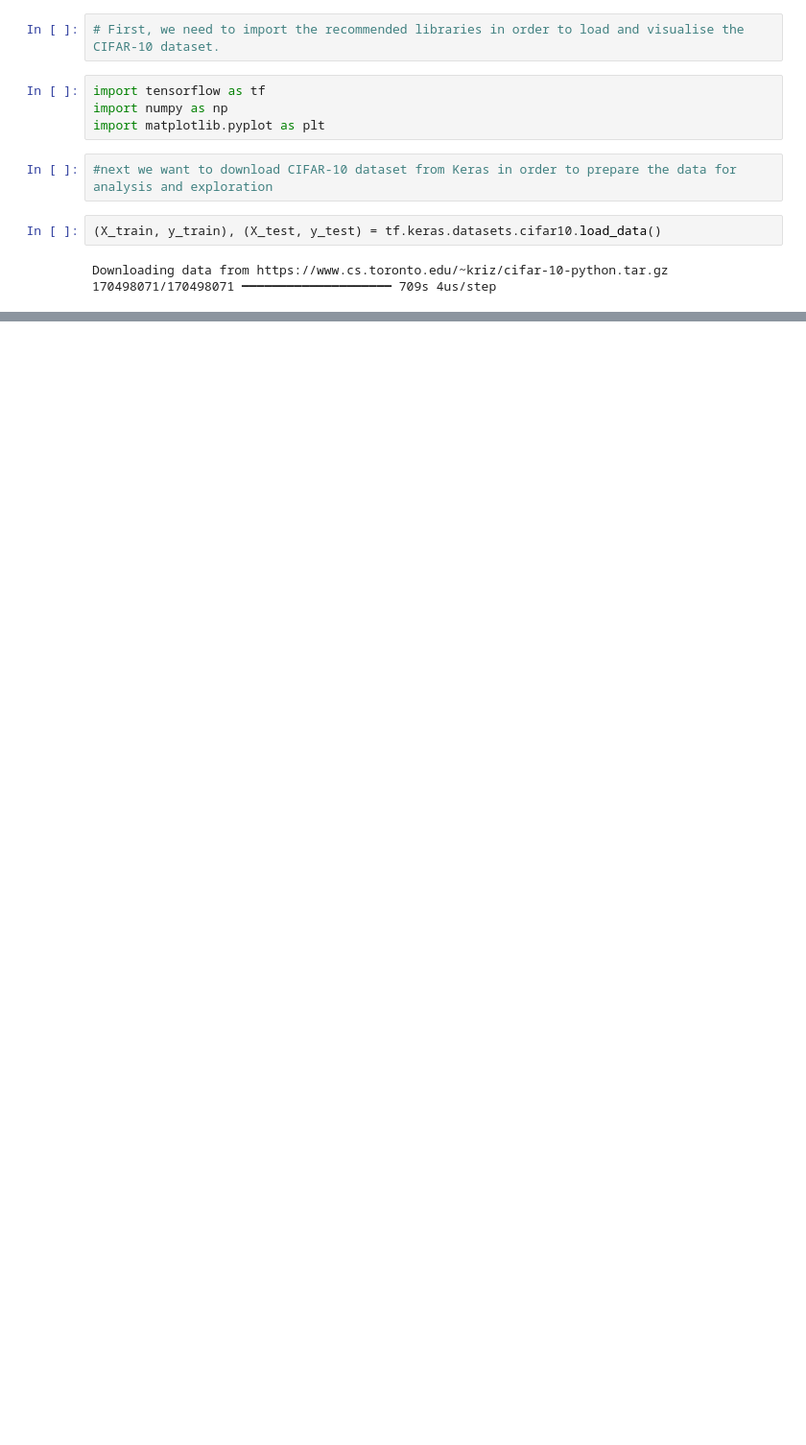
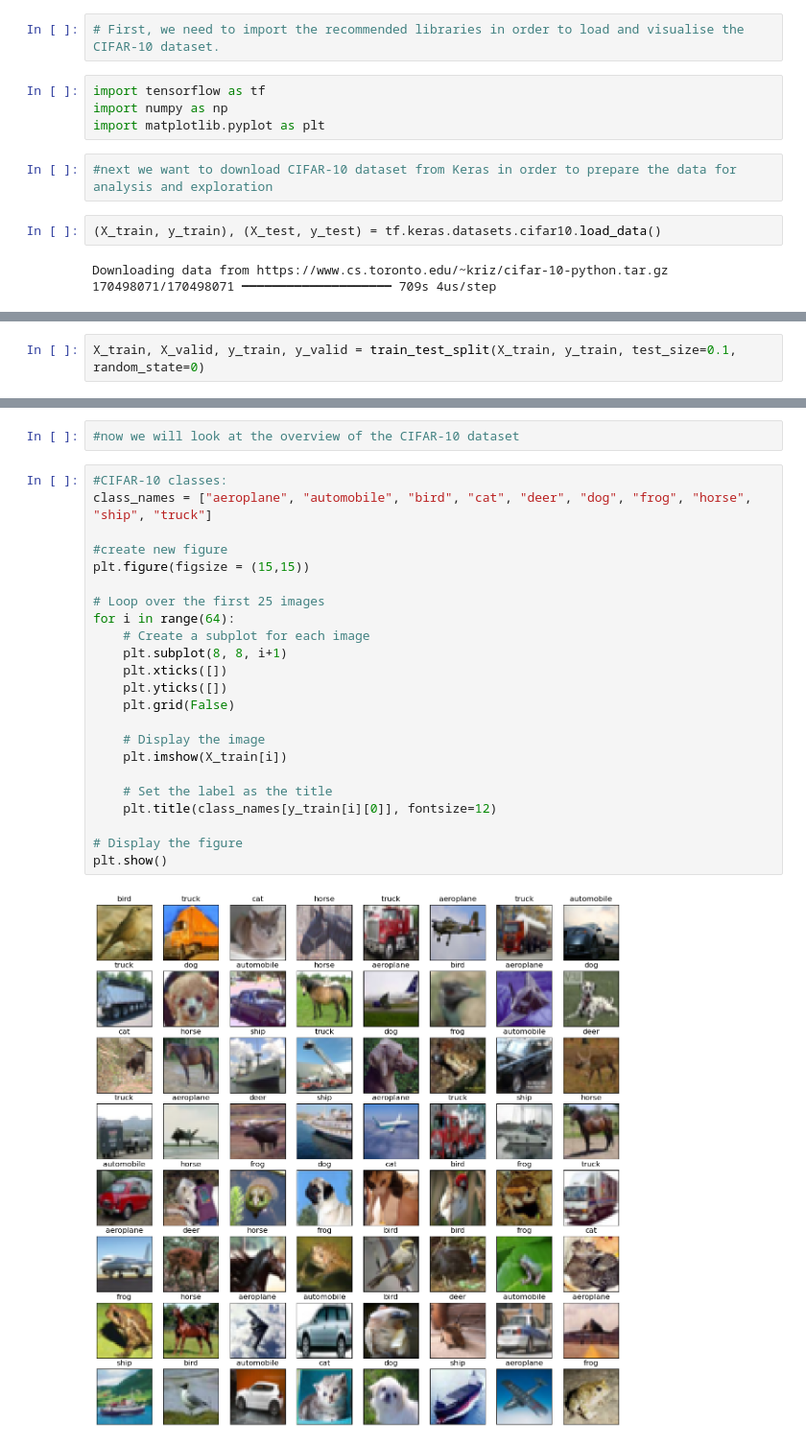
Before and after one commit to arachellee/IN3063-Group-15, a Jupyter notebook: Prog and Maths for AI.ipynb, the cells around one changed output, grey strips where cells are left out. Shown at 96% size. Drawn from its saved outputs; the diff is of its cells as text; blank space fills up the shorter version.

Commit message:
loaded the first 25 images in the dataset

```diff
--- a/Prog and Maths for AI.ipynb
+++ b/Prog and Maths for AI.ipynb
@@ -33,0 +36,2 @@ Downloading data from https://www.cs.toronto.edu/~kriz/cifar-10-python.tar.gz
+# %%
+X_train, X_valid, y_train, y_valid = train_test_split(X_train, y_train, test_size=0.1, random_state=0)
@@ -33,0 +58,27 @@ Downloading data from https://www.cs.toronto.edu/~kriz/cifar-10-python.tar.gz
+# %%
+#now we will look at the overview of the CIFAR-10 dataset
+# %%
+#CIFAR-10 classes:
+class_names = ["aeroplane", "automobile", "bird", "cat", "deer", "dog", "frog", "horse", "ship", "truck"]
+
+#create new figure
+plt.figure(figsize = (15,15))
+
+# Loop over the first 25 images
+for i in range(64):
+    # Create a subplot for each image
+    plt.subplot(8, 8, i+1)
+    plt.xticks([])
+    plt.yticks([])
+    plt.grid(False)
+
+    # Display the image
+    plt.imshow(X_train[i])
+
+    # Set the label as the title
+    plt.title(class_names[y_train[i][0]], fontsize=12)
+
+# Display the figure
+plt.show()
+# %% [output]
+[figure, added]
```
Also changed, not shown: parts of 3 cells of this notebook.
